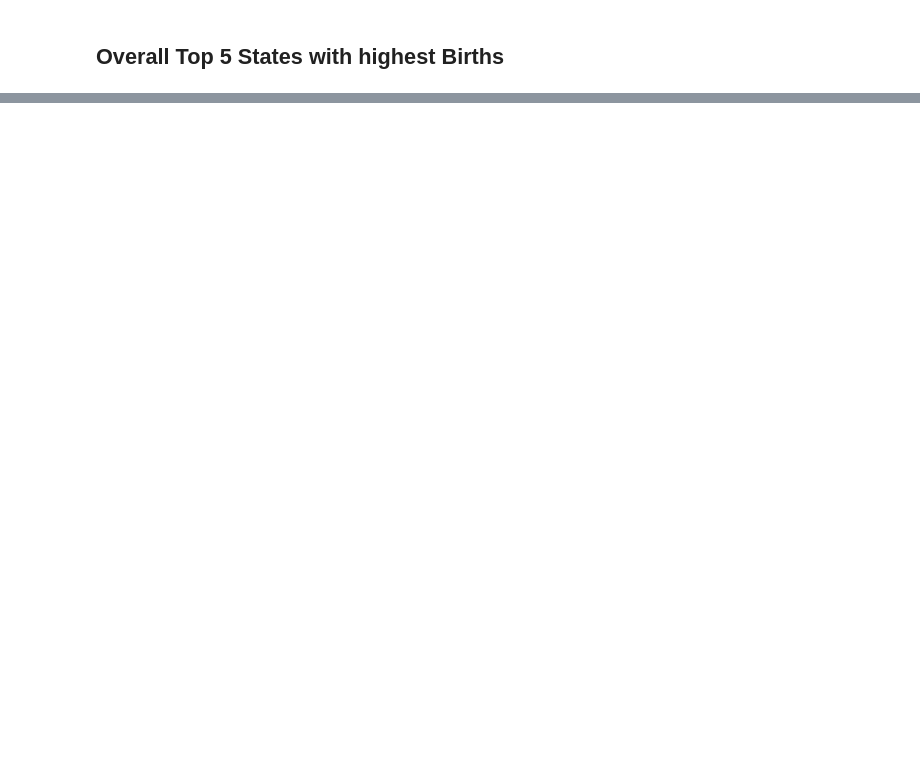
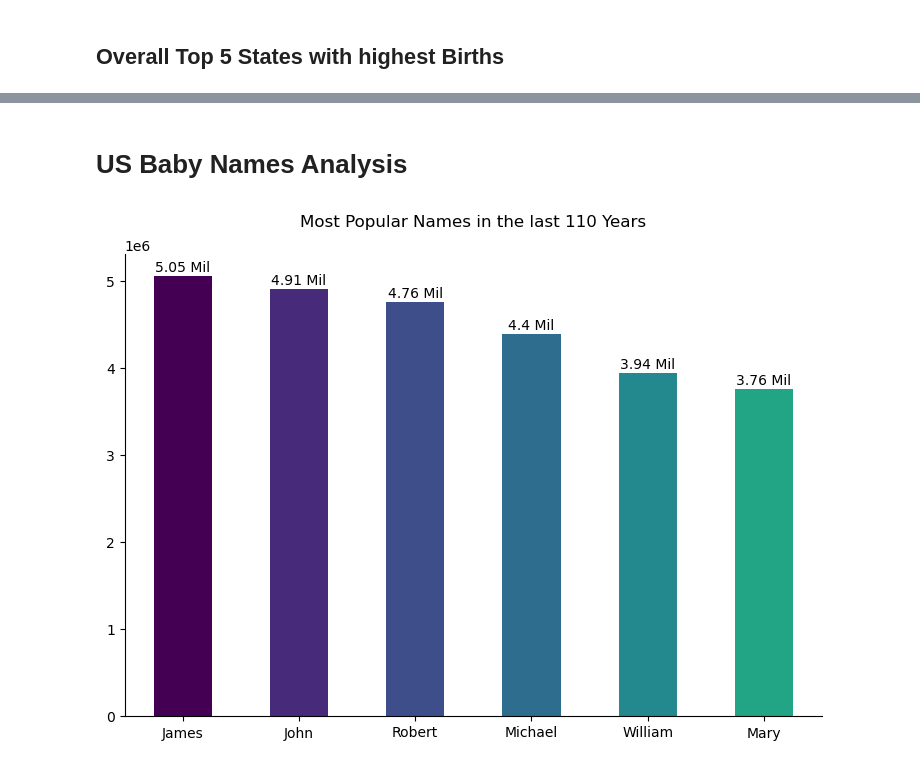
Before and after one commit to numanwaziri/NamingPatterns-Analysis, a Jupyter notebook: Analysis.ipynb, the cells around one changed output, grey strips where cells are left out. Drawn from its saved outputs; the diff is of its cells as text; code cells hidden in the pictures; blank space fills up the shorter version.

```diff
--- a/Analysis.ipynb
+++ b/Analysis.ipynb
@@ -331,0 +332,12 @@ for bar in ax.patches:
+# %% [markdown]
+# US Baby Names Analysis
+# %%
+ax = df.groupby('Name').Births.sum().sort_values().nlargest(6).plot.bar(xlabel="",color=[cmap((j*30)) for j in range(6)],figsize=(9,6))
+sns.despine()
+plt.title("Most Popular Names in the last 110 Years",pad=20)
+plt.xticks(rotation=0)
+
+for bar in ax.patches:
+    plt.text(bar.get_x()+bar.get_width()/2,bar.get_height()+0.5e5,str(round(bar.get_height()/1000000,2))+" Mil",ha="center")
+# %% [output]
+[figure, added]
```
Also changed, not shown: parts of 7 cells of this notebook.
